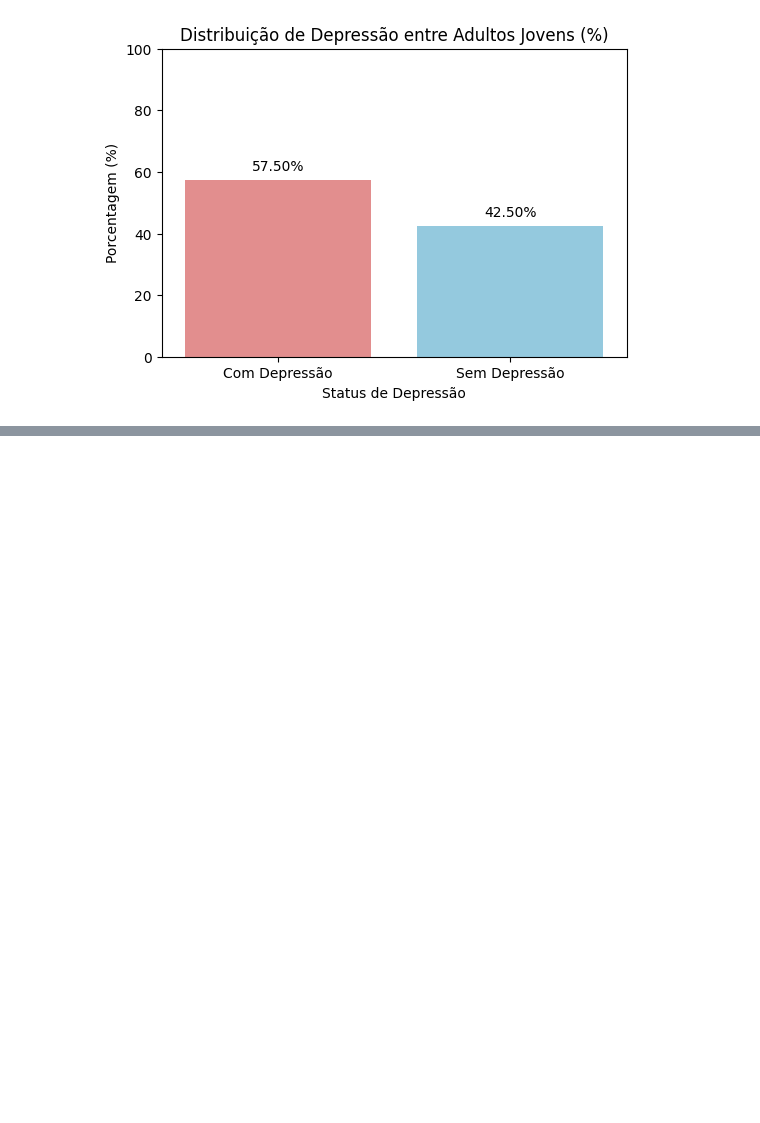
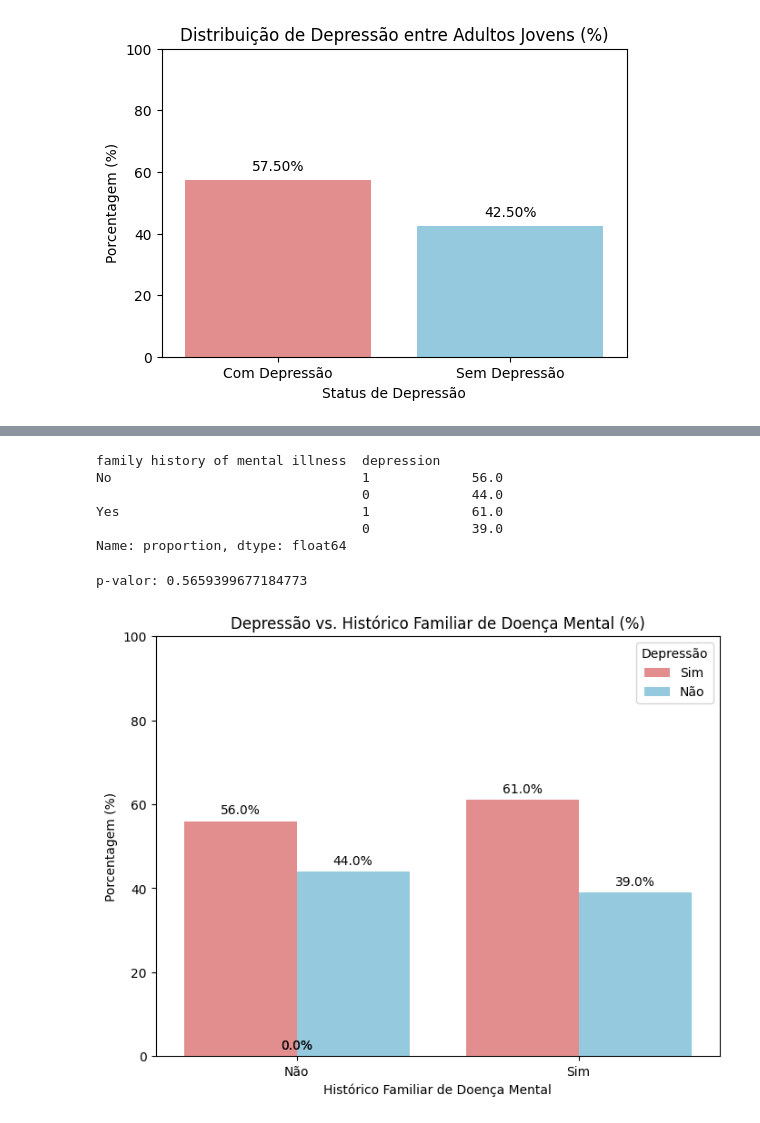
Before and after one commit to RenanVanbasten/mental-health-data-analysis, a Jupyter notebook: analise_exploratoria.ipynb, the cells around one changed output, grey strips where cells are left out. Cells and saved outputs as stored; diff of their text form; code cells hidden in the pictures; blank space fills up the shorter version.

```diff
--- a/analise_exploratoria.ipynb
+++ b/analise_exploratoria.ipynb
@@ -184,0 +193,44 @@ plt.show()
+# %%
+df.groupby(['family history of mental illness'])[['depression']].value_counts(normalize=True).round(2) * 100
+# %% [output]
+family history of mental illness  depression
+No                                1             56.0
+                                  0             44.0
+Yes                               1             61.0
+                                  0             39.0
+Name: proportion, dtype: float64
+# %%
+data = [[44, 56],
+        [39, 61]]
+
+chi2, p, dof, expected = chi2_contingency(data)
+print(f'p-valor: {p}')
+# %% [output]
+p-valor: 0.5659399677184773
+# %%
+data = {
+    'Histórico Familiar': ['Não', 'Não', 'Sim', 'Sim'],
+    'Depressão': ['Sim', 'Não', 'Sim', 'Não'],
+    'Porcentagem': [56.0, 44.0, 61.0, 39.0]
+}
+df_plot = pd.DataFrame(data)
+
+plt.figure(figsize=(8, 6))
+ax = sns.barplot(x='Histórico Familiar', y='Porcentagem', hue='Depressão', data=df_plot, palette={'Sim': 'lightcoral', 'Não': 'skyblue'})
+
+plt.title('Depressão vs. Histórico Familiar de Doença Mental (%)')
+plt.xlabel('Histórico Familiar de Doença Mental')
+plt.ylabel('Porcentagem (%)')
+plt.ylim(0, 100)
+plt.legend(title='Depressão')
+
+for p in ax.patches:
+    height = p.get_height()
+    width = p.get_width()
+    x = p.get_x() + width / 2
+    y = height + 1
+    ax.text(x, y, f'{height:.1f}%', ha='center', va='bottom')
+
+plt.show()
+# %% [output]
+[figure, added]
```
Also changed, not shown: parts of 6 cells of this notebook.
